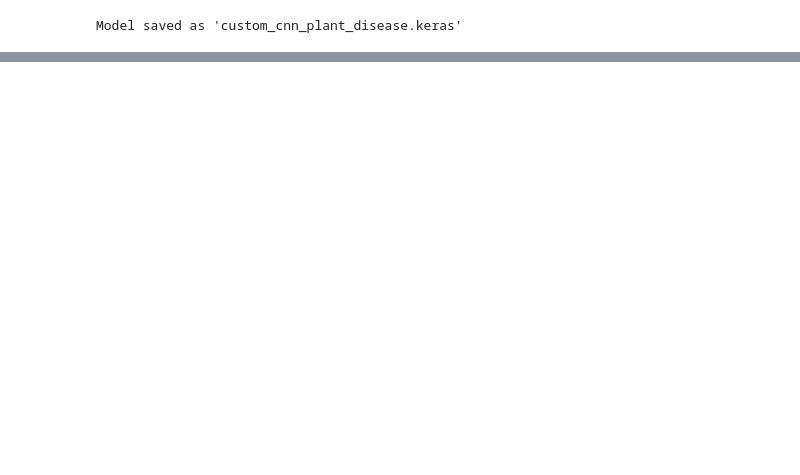
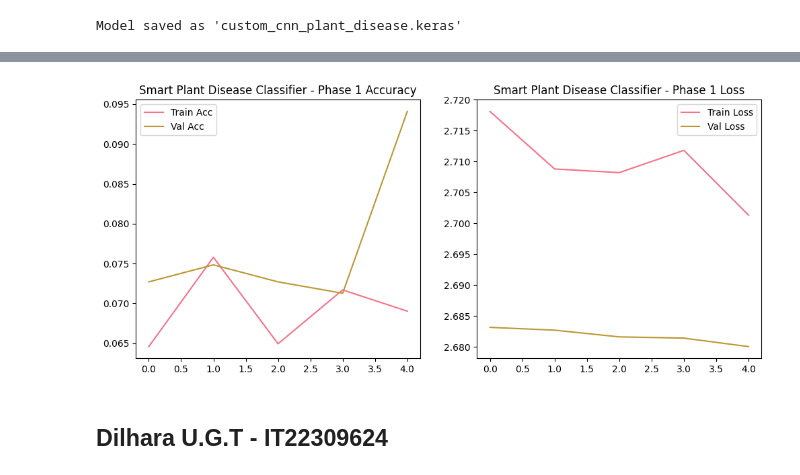
Before and after one commit to ChirathiSomadasa/Deep_Learning_Assignment, a Jupyter notebook: Deep_Learning_Assignment.ipynb, the cells around one changed output, grey strips where cells are left out. Cells and saved outputs as stored; diff of their text form; code cells hidden in the pictures; blank space fills up the shorter version.

```diff
--- a/Deep_Learning_Assignment.ipynb
+++ b/Deep_Learning_Assignment.ipynb
@@ -496,0 +881,39 @@ Predicted Disease: Tomato__Tomato_mosaic_virus with confidence: 0.99
+# %%
+# STEP 6: Training Phase 1 (Feature Extraction)
+from tensorflow.keras.callbacks import EarlyStopping, ModelCheckpoint
+from tensorflow.keras.optimizers import Adam
+import matplotlib.pyplot as plt
+
+for layer in base_model.layers:
+    layer.trainable = False
+
+model.compile(optimizer=Adam(learning_rate=1e-4),
+              loss='categorical_crossentropy',
+              metrics=['accuracy'])
+
+# Callbacks
+es = EarlyStopping(monitor='val_loss', patience=5, restore_best_weights=True)
+ckpt = ModelCheckpoint("best_phase1_model.keras", monitor='val_accuracy', save_best_only=True)
+
+history1 = model.fit(
+    train_generator,
+    validation_data=valid_generator,
+    epochs=5,
+    callbacks=[es, ckpt]
+)
+
+# Plot Phase 1 Metrics
+plt.figure(figsize=(12,5))
+plt.subplot(1,2,1)
+plt.plot(history1.history['accuracy'], label='Train Acc')
+plt.plot(history1.history['val_accuracy'], label='Val Acc')
+plt.title("Smart Plant Disease Classifier - Phase 1 Accuracy")
+plt.legend()
+
+plt.subplot(1,2,2)
+plt.plot(history1.history['loss'], label='Train Loss')
+plt.plot(history1.history['val_loss'], label='Val Loss')
+plt.title("Smart Plant Disease Classifier - Phase 1 Loss")
+plt.legend()
+plt.show()
+# %% [output]
@@ -496,0 +930 @@ Predicted Disease: Tomato__Tomato_mosaic_virus with confidence: 0.99
+[figure, added]
@@ -496,0 +1027,2 @@ Predicted Disease: Tomato__Tomato_mosaic_virus with confidence: 0.99
+# %% [markdown]
+## **Dilhara U.G.T - IT22309624**
```
Also changed, not shown: parts of 44 cells of this notebook.
